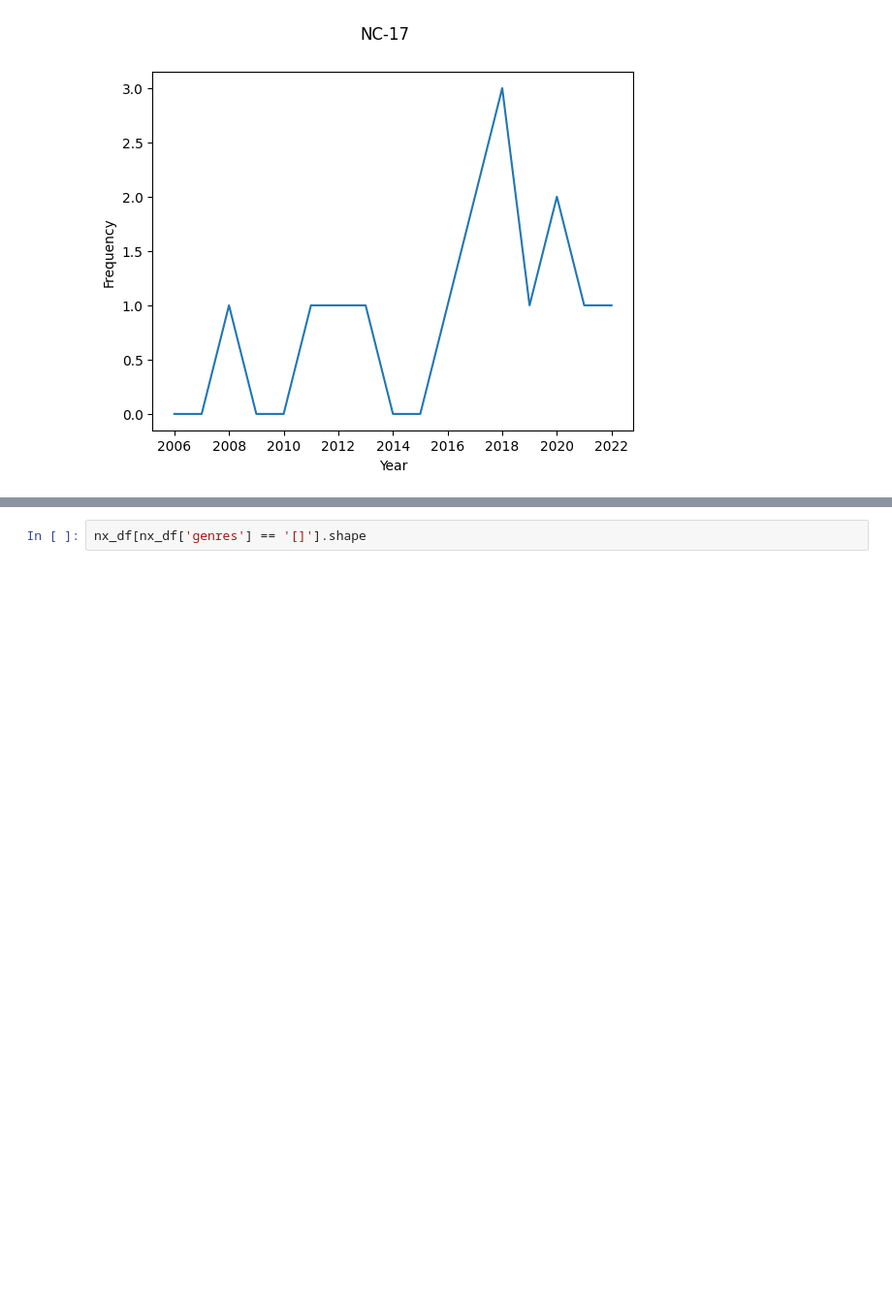
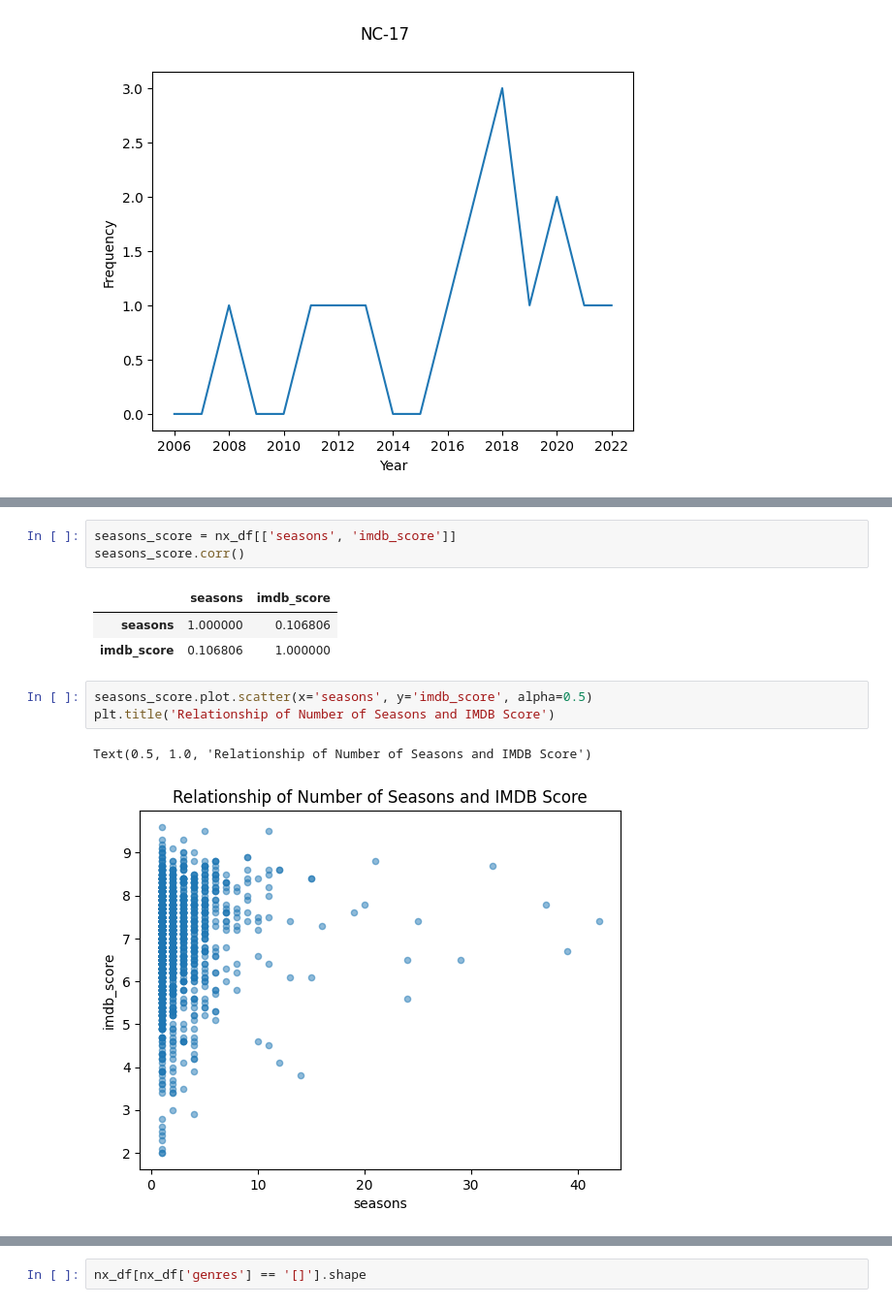
Before and after one commit to RJ0514/CSMODEL_Case_Study, a Jupyter notebook: Phase1.ipynb, the cells around one changed output, grey strips where cells are left out. Shown at 97% size. Cells and saved outputs as stored; diff of their text form; blank space fills up the shorter version.

```diff
--- a/Phase1.ipynb
+++ b/Phase1.ipynb
@@ -235,0 +310,13 @@ for certification in certification_types:
+# %%
+seasons_score = nx_df[['seasons', 'imdb_score']]
+seasons_score.corr()
+# %% [output]
+|  | seasons | imdb_score |
+| seasons | 1.000000 | 0.106806 |
+| imdb_score | 0.106806 | 1.000000 |
+# %%
+seasons_score.plot.scatter(x='seasons', y='imdb_score', alpha=0.5)
+plt.title('Relationship of Number of Seasons and IMDB Score')
+# %% [output]
+Text(0.5, 1.0, 'Relationship of Number of Seasons and IMDB Score')
+[figure, added]
```
Also changed, not shown: parts of 49 cells of this notebook.
